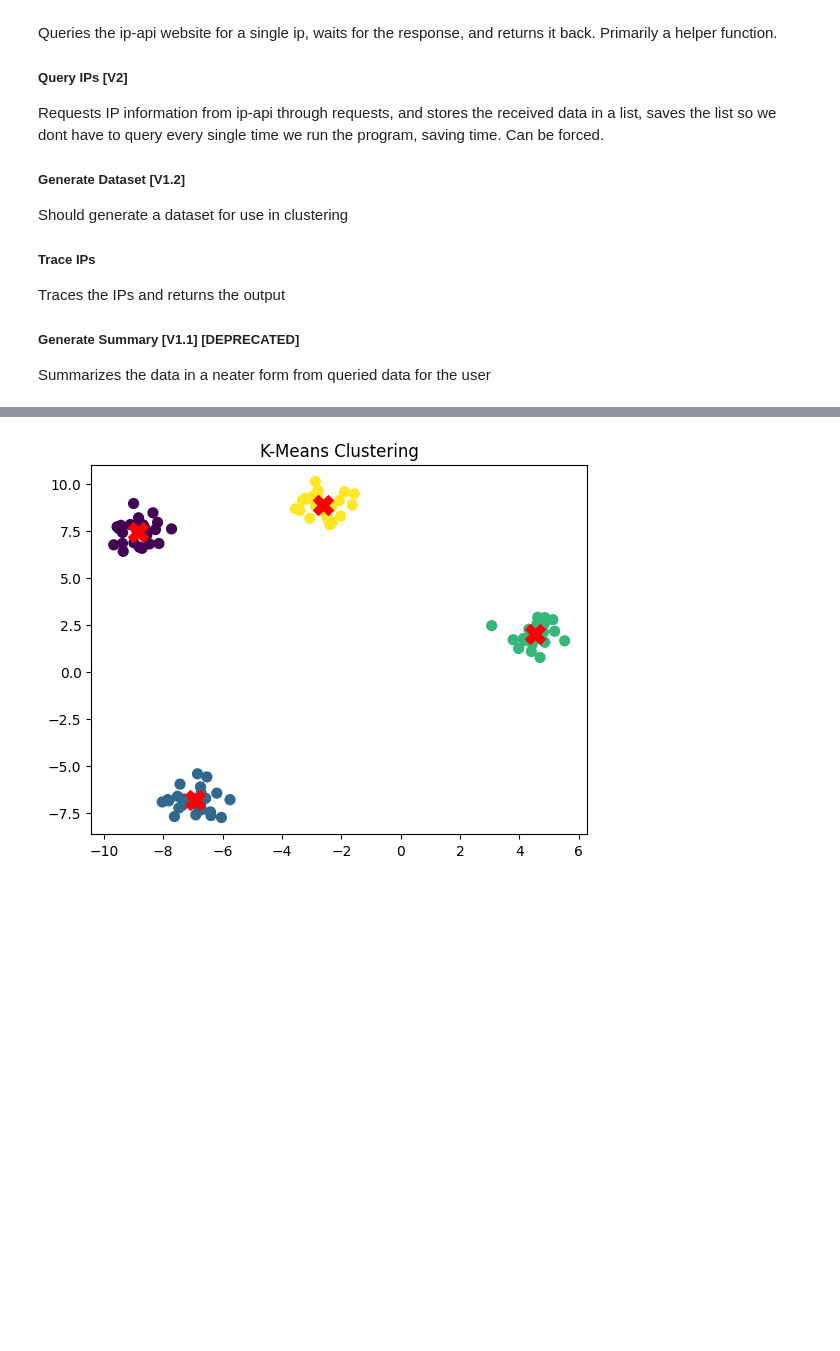
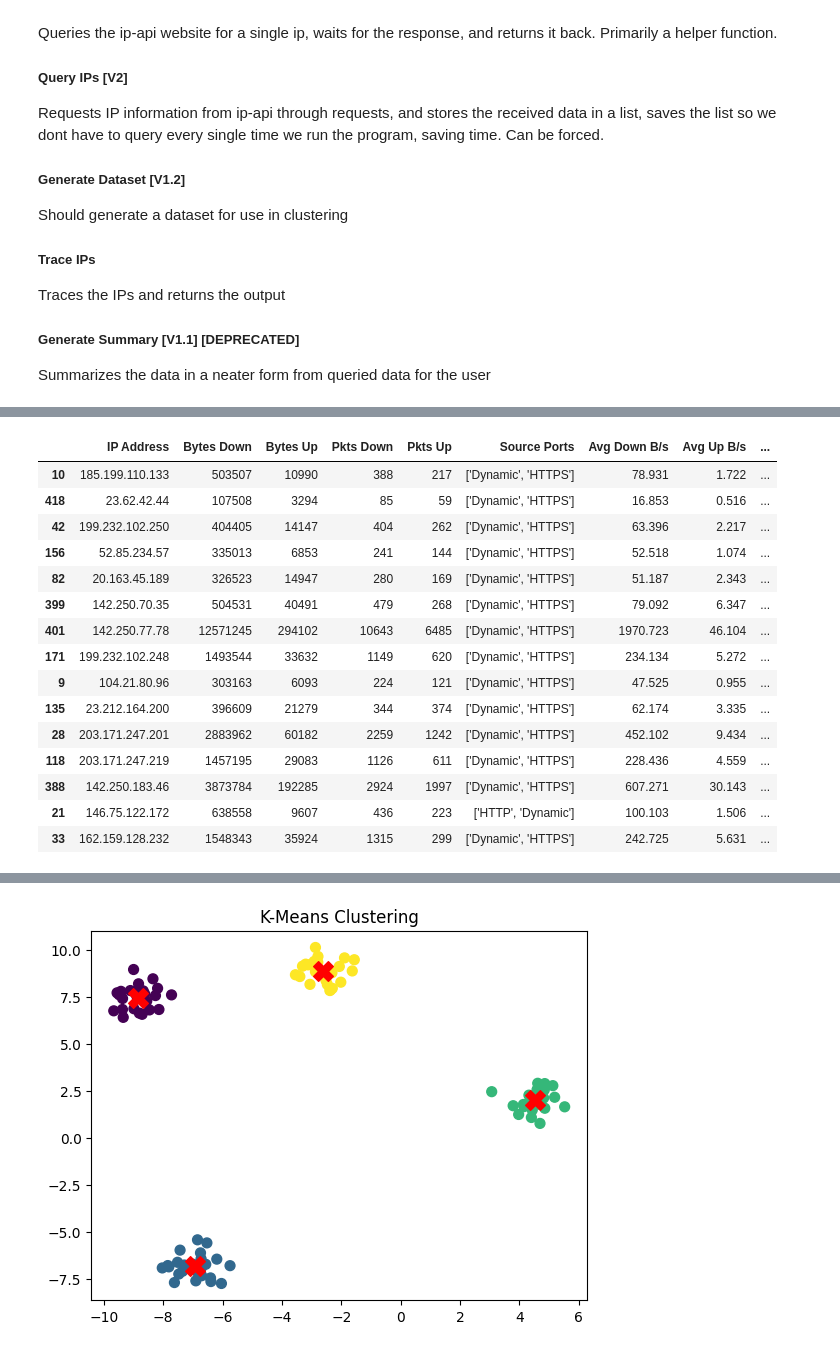
Before and after one commit to MobiusYeeitus/TrafficAnalysis, a Jupyter notebook: AnalysisCore.ipynb, the cells around one changed output, grey strips where cells are left out. Cells and saved outputs as stored; diff of their text form; code cells hidden in the pictures; blank space fills up the shorter version.

```diff
--- a/AnalysisCore.ipynb
+++ b/AnalysisCore.ipynb
@@ -963,0 +977,19 @@ A.stored_df[0].sort_values('Bytes Down',ascending=False).iloc[:4]
+# %%
+A.stored_df[0][A.stored_df[0]['Cluster [agglomerative]']==2].drop(['Destination Ports','Protocol(s)','First Pkt Time','Last Down Pkt Time','Last Up Pkt Time','Last Mixed Pkt Time','IAT Mixed','IAT Down','IAT Up'],axis=1).sort_values(['Burst Down'])
+# %% [output]
+|  | IP Address | Bytes Down | Bytes Up | Pkts Down | Pkts Up | Source Ports | Avg Down B/s | Avg Up B/s | ... |
+| 10 | 185.199.110.133 | 503507 | 10990 | 388 | 217 | ['Dynamic', 'HTTPS'] | 78.931 | 1.722 | ... |
+| 418 | 23.62.42.44 | 107508 | 3294 | 85 | 59 | ['Dynamic', 'HTTPS'] | 16.853 | 0.516 | ... |
+| 42 | 199.232.102.250 | 404405 | 14147 | 404 | 262 | ['Dynamic', 'HTTPS'] | 63.396 | 2.217 | ... |
+| 156 | 52.85.234.57 | 335013 | 6853 | 241 | 144 | ['Dynamic', 'HTTPS'] | 52.518 | 1.074 | ... |
+| 82 | 20.163.45.189 | 326523 | 14947 | 280 | 169 | ['Dynamic', 'HTTPS'] | 51.187 | 2.343 | ... |
+| 399 | 142.250.70.35 | 504531 | 40491 | 479 | 268 | ['Dynamic', 'HTTPS'] | 79.092 | 6.347 | ... |
+| 401 | 142.250.77.78 | 12571245 | 294102 | 10643 | 6485 | ['Dynamic', 'HTTPS'] | 1970.723 | 46.104 | ... |
+| 171 | 199.232.102.248 | 1493544 | 33632 | 1149 | 620 | ['Dynamic', 'HTTPS'] | 234.134 | 5.272 | ... |
+| 9 | 104.21.80.96 | 303163 | 6093 | 224 | 121 | ['Dynamic', 'HTTPS'] | 47.525 | 0.955 | ... |
+| 135 | 23.212.164.200 | 396609 | 21279 | 344 | 374 | ['Dynamic', 'HTTPS'] | 62.174 | 3.335 | ... |
+| 28 | 203.171.247.201 | 2883962 | 60182 | 2259 | 1242 | ['Dynamic', 'HTTPS'] | 452.102 | 9.434 | ... |
+| 118 | 203.171.247.219 | 1457195 | 29083 | 1126 | 611 | ['Dynamic', 'HTTPS'] | 228.436 | 4.559 | ... |
+| 388 | 142.250.183.46 | 3873784 | 192285 | 2924 | 1997 | ['Dynamic', 'HTTPS'] | 607.271 | 30.143 | ... |
+| 21 | 146.75.122.172 | 638558 | 9607 | 436 | 223 | ['HTTP', 'Dynamic'] | 100.103 | 1.506 | ... |
+| 33 | 162.159.128.232 | 1548343 | 35924 | 1315 | 299 | ['Dynamic', 'HTTPS'] | 242.725 | 5.631 | ... |
```
Also changed, not shown: parts of 14 cells of this notebook.
